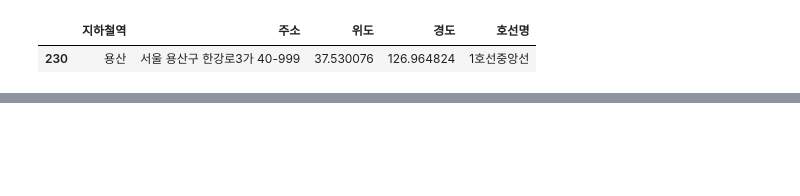
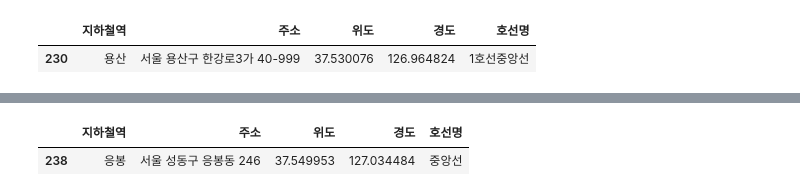
Before and after one commit to HyunJW/Subway_Analystic, a Jupyter notebook: 서울 지하철역 지도.ipynb, the cells around one changed output, grey strips where cells are left out. Drawn from its saved outputs; the diff is of its cells as text; code cells hidden in the pictures; blank space fills up the shorter version.

```diff
--- a/서울 지하철역 지도.ipynb
+++ b/서울 지하철역 지도.ipynb
@@ -358,0 +643,5 @@ candidate_location_copy
+# %%
+df_map[df_map['지하철역'] == '응봉']
+# %% [output]
+|  | 지하철역 | 주소 | 위도 | 경도 | 호선명 |
+| 238 | 응봉 | 서울 성동구 응봉동 246 | 37.549953 | 127.034484 | 중앙선 |
```
Also changed, not shown: parts of 26 cells of this notebook.
